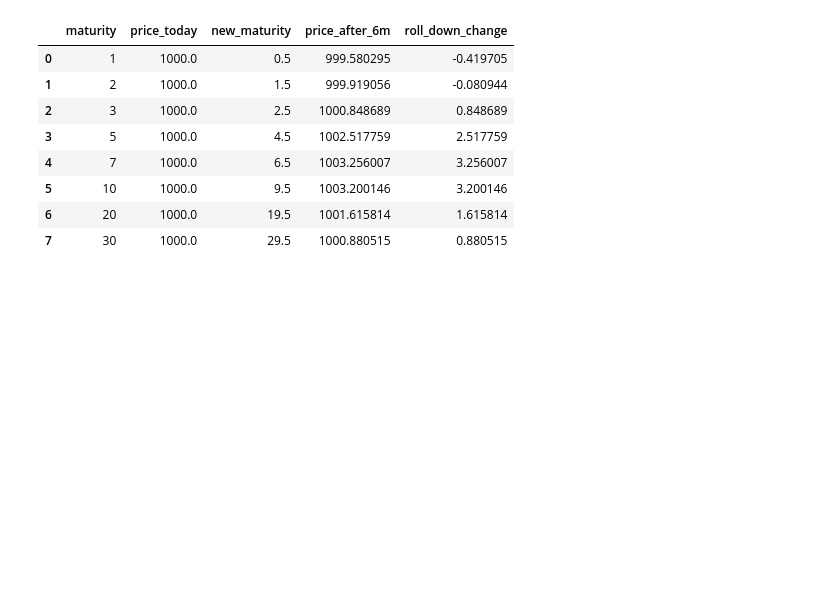
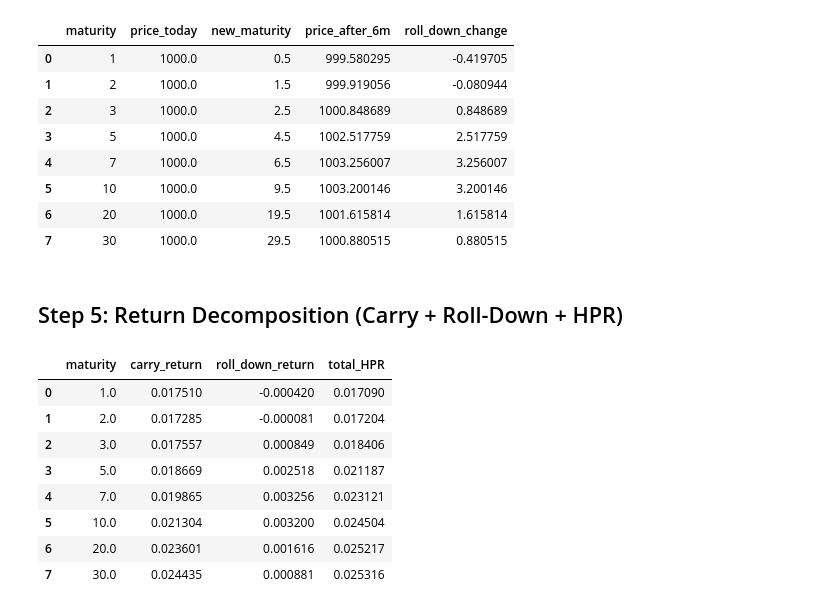
Before and after one commit to Ekantik19/ProjectHub, a Jupyter notebook: main.ipynb, the cells around one changed output. Saved outputs shown, nothing was run; the diff lists cells and outputs as text; code cells hidden in the pictures; blank space fills up the shorter version.

Commit message:
Completed Step 5 return decomposition

```diff
--- a/main.ipynb
+++ b/main.ipynb
@@ -209,3 +209,44 @@ df_roll
 | 5 | 10 | 1000.0 | 9.5 | 1003.200146 | 3.200146 |
 | 6 | 20 | 1000.0 | 19.5 | 1001.615814 | 1.615814 |
 | 7 | 30 | 1000.0 | 29.5 | 1000.880515 | 0.880515 |
+# %% [markdown]
+## Step 5: Return Decomposition (Carry + Roll-Down + HPR)
+# %%
+step5_results = []
+
+for index, row in df_roll.iterrows():
+
+    maturity = row["maturity"]
+    price_today = row["price_today"]
+    price_after = row["price_after_6m"]
+
+    market_yield = yield_curve(maturity)
+
+    coupon_payment = (market_yield/100 * 1000) / 2
+
+    carry_return = coupon_payment / price_today
+
+    roll_return = (price_after - price_today) / price_today
+
+    hpr = carry_return + roll_return
+
+    step5_results.append({
+        "maturity": maturity,
+        "carry_return": carry_return,
+        "roll_down_return": roll_return,
+        "total_HPR": hpr
+    })
+
+df_step5 = pd.DataFrame(step5_results)
+
+df_step5
+# %% [output]
+|  | maturity | carry_return | roll_down_return | total_HPR |
+| 0 | 1.0 | 0.017510 | -0.000420 | 0.017090 |
+| 1 | 2.0 | 0.017285 | -0.000081 | 0.017204 |
+| 2 | 3.0 | 0.017557 | 0.000849 | 0.018406 |
+| 3 | 5.0 | 0.018669 | 0.002518 | 0.021187 |
+| 4 | 7.0 | 0.019865 | 0.003256 | 0.023121 |
+| 5 | 10.0 | 0.021304 | 0.003200 | 0.024504 |
+| 6 | 20.0 | 0.023601 | 0.001616 | 0.025217 |
+| 7 | 30.0 | 0.024435 | 0.000881 | 0.025316 |
```
